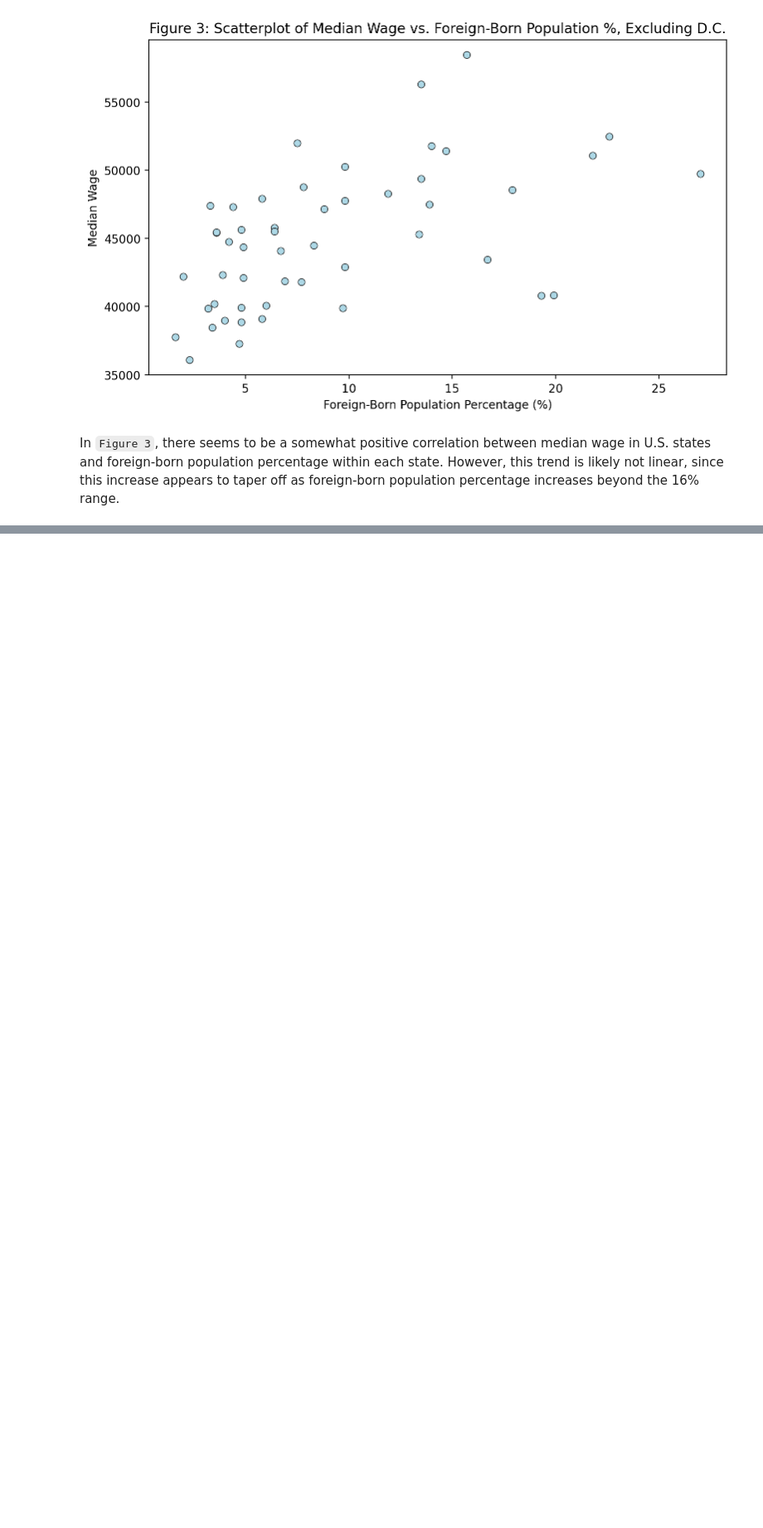
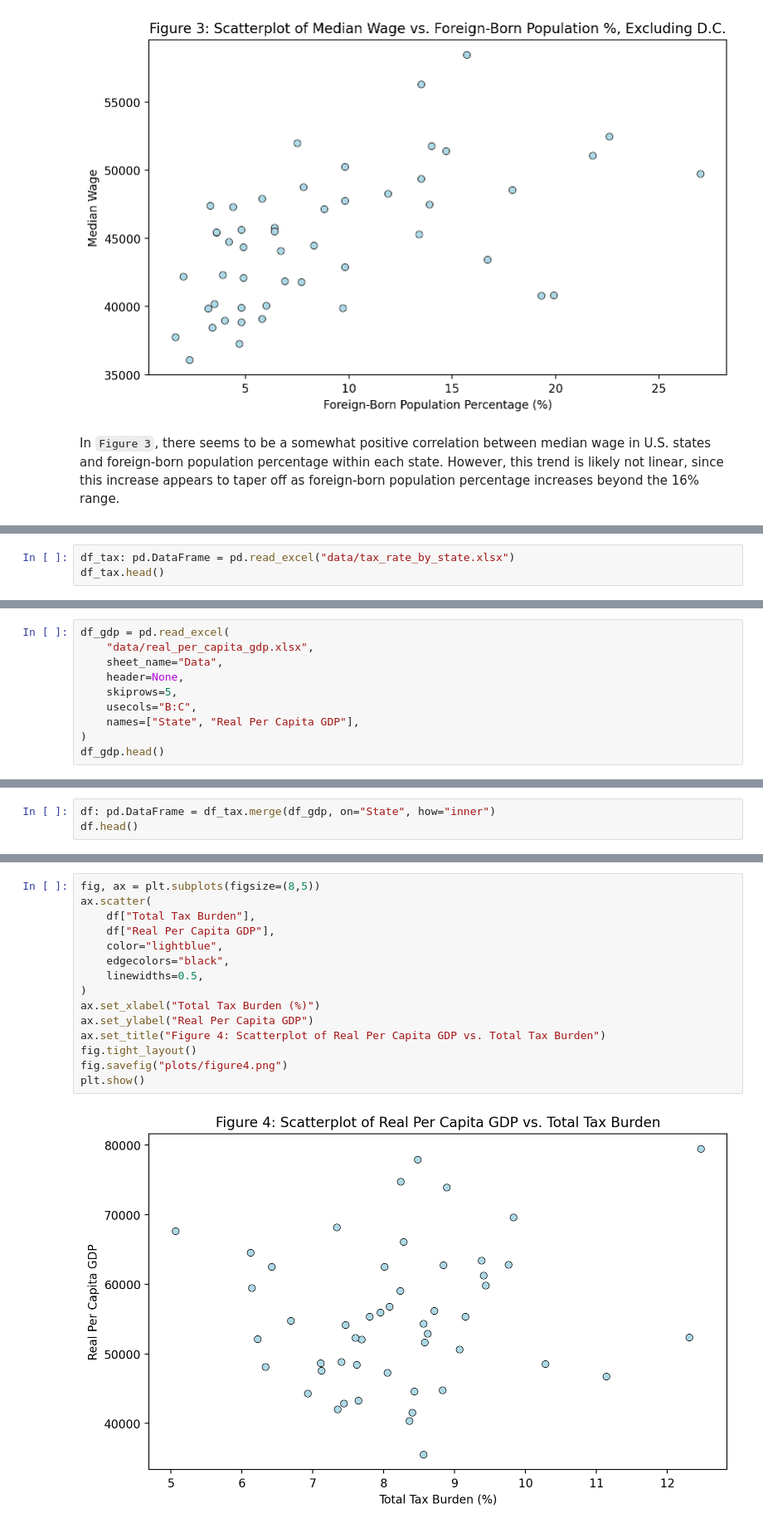
Before and after one commit to ririye01/math4334-MathModelingNotebooks, a Jupyter notebook: homework/hw1/hw1.ipynb, the cells around one changed output, grey strips where cells are left out. Shown at 83% size. Cells and saved outputs as stored; diff of their text form; blank space fills up the shorter version.

```diff
--- a/homework/hw1/hw1.ipynb
+++ b/homework/hw1/hw1.ipynb
@@ -129,0 +134,3 @@ In `Figure 3`, there seems to be a somewhat positive correlation between median
+# %%
+df_tax: pd.DataFrame = pd.read_excel("data/tax_rate_by_state.xlsx")
+df_tax.head()
@@ -129,0 +146,10 @@ In `Figure 3`, there seems to be a somewhat positive correlation between median
+# %%
+df_gdp = pd.read_excel(
+    "data/real_per_capita_gdp.xlsx",
+    sheet_name="Data",
+    header=None,
+    skiprows=5,
+    usecols="B:C",
+    names=["State", "Real Per Capita GDP"],
+)
+df_gdp.head()
@@ -129,0 +163,3 @@ In `Figure 3`, there seems to be a somewhat positive correlation between median
+# %%
+df: pd.DataFrame = df_tax.merge(df_gdp, on="State", how="inner")
+df.head()
@@ -129,0 +175,17 @@ In `Figure 3`, there seems to be a somewhat positive correlation between median
+# %%
+fig, ax = plt.subplots(figsize=(8,5))
+ax.scatter(
+    df["Total Tax Burden"],
+    df["Real Per Capita GDP"],
+    color="lightblue",
+    edgecolors="black",
+    linewidths=0.5,
+)
+ax.set_xlabel("Total Tax Burden (%)")
+ax.set_ylabel("Real Per Capita GDP")
+ax.set_title("Figure 4: Scatterplot of Real Per Capita GDP vs. Total Tax Burden")
+fig.tight_layout()
+fig.savefig("plots/figure4.png")
+plt.show()
+# %% [output]
+[figure, added]
```
Also changed, not shown: parts of 9 cells of this notebook, 4 other files.
